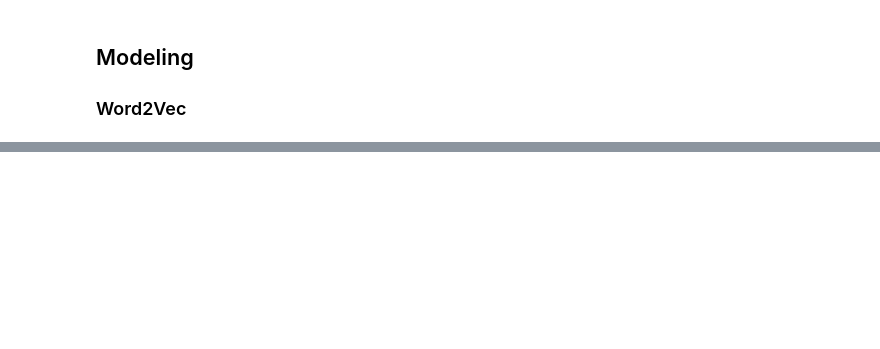
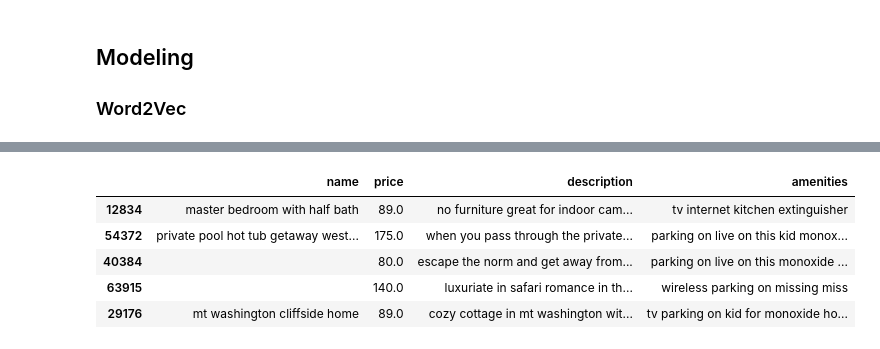
Before and after one commit to janejeshen/Recommendation-system-for-hotel-and-airbnbs, a Jupyter notebook: Recommendation_system.ipynb, the cells around one changed output, grey strips where cells are left out. Drawn from its saved outputs; the diff is of its cells as text; code cells hidden in the pictures; blank space fills up the shorter version.

```diff
--- a/Recommendation_system.ipynb
+++ b/Recommendation_system.ipynb
@@ -1081,9 +1099,16 @@ def get_recommendations_from_input(user_input, price_range=None, top_n=5):
         recommendations = df_sorted
 
     # Returning top N recommendations
-    return recommendations.head(top_n)[['name', 'price', 'description','amenities]]
+    return recommendations.head(top_n)[['name', 'price', 'description','amenities']]
 # %%
-user_input = "cozy apartment wifi"
+user_input = "tent"
 price_range = (50, 200)
 recommendations = get_recommendations_from_input(user_input, price_range)
 recommendations
+# %% [output]
+|  | name | price | description | amenities |
+| 12834 | master bedroom with half bath | 89.0 | no furniture great for indoor cam... | tv internet kitchen extinguisher |
+| 54372 | private pool hot tub getaway west... | 175.0 | when you pass through the private... | parking on live on this kid monox... |
+| 40384 |  | 80.0 | escape the norm and get away from... | parking on live on this monoxide ... |
+| 63915 |  | 140.0 | luxuriate in safari romance in th... | wireless parking on missing miss |
+| 29176 | mt washington cliffside home | 89.0 | cozy cottage in mt washington wit... | tv parking on kid for monoxide ho... |
```
Also changed, not shown: parts of 7 cells of this notebook.
